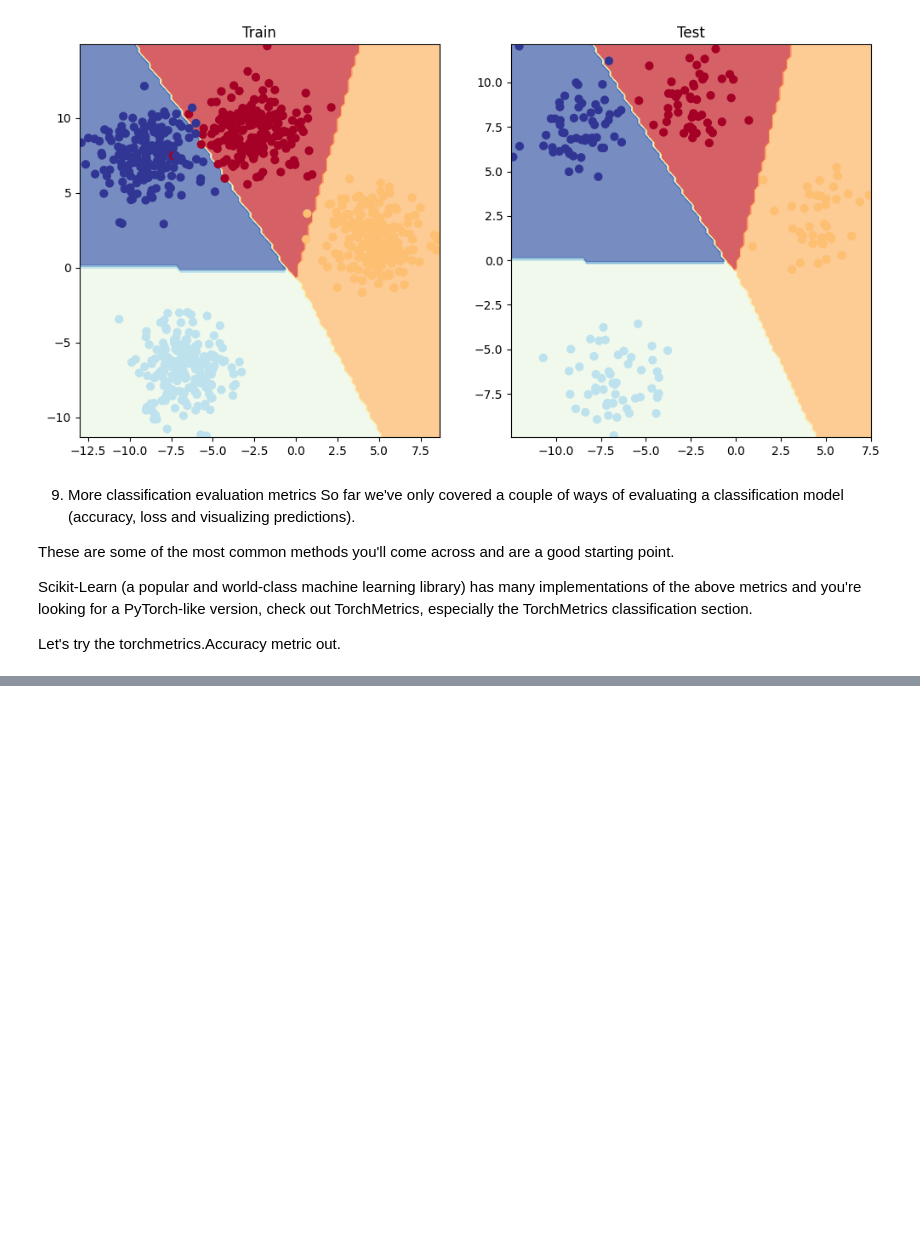
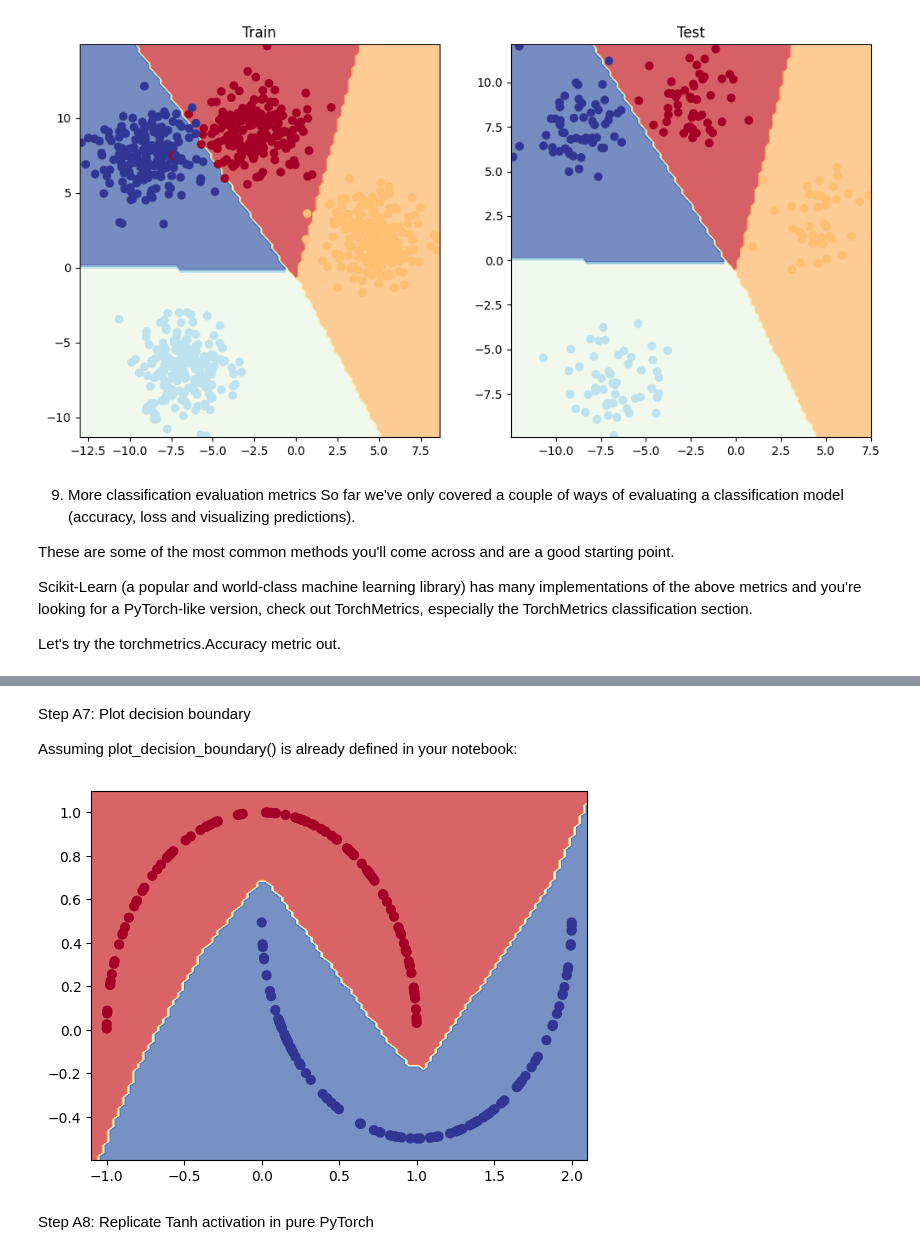
Before and after one commit to krishna8399/learn_pytorch, a Jupyter notebook: 02_PyTorch_Neural_Network_Classification.ipynb, the cells around one changed output, grey strips where cells are left out. Cells and saved outputs as stored; diff of their text form; code cells hidden in the pictures; blank space fills up the shorter version.

```diff
--- a/02_PyTorch_Neural_Network_Classification.ipynb
+++ b/02_PyTorch_Neural_Network_Classification.ipynb
@@ -1727,0 +1894,5 @@ ModuleNotFoundError: No module named 'torchmetrics'
+# %%
+model = MoonModel().to(device)
+
+loss_fn = nn.BCEWithLogitsLoss() # BCEWithLogitsLoss combines a sigmoid layer and the BCELoss in one single class, which is more numerically stable than using a plain Sigmoid followed by a BCELoss. This loss function is suitable for binary classification problems where the model outputs raw logits, and it internally applies the sigmoid activation function to convert the logits into probabilities before calculating the binary cross-entropy loss.
+optimizer = torch.optim.Adam(model.parameters(), lr=0.01) # Adam is an optimization algorithm that combines the advantages of both the AdaGrad and RMSProp algorithms. It computes adaptive learning rates for each parameter by keeping track of the first and second moments of the gradients. The learning rate (lr) determines the step size at which the parameters are updated, with a higher learning rate leading to larger updates and a lower learning rate leading to smaller updates. In this case, we're using a learning rate of 0.01, which means that the parameters will be updated by 1% of the calculated gradients during each optimization step.
@@ -1727,0 +1909,5 @@ ModuleNotFoundError: No module named 'torchmetrics'
+# %%
+def accuracy_fn(y_true, y_pred):
+    correct = torch.eq(y_true, y_pred).sum().item() # torch.eq() calculates where two tensors are equal
+    acc = (correct / len(y_pred)) * 100  # accuracy as a percentage
+    return acc
@@ -1727,0 +1924,32 @@ ModuleNotFoundError: No module named 'torchmetrics'
+# %%
+epochs = 300
+
+for epoch in range(epochs):
+    # ---- Training ----
+    model.train()
+
+    logits = model(X_train).squeeze() # model outputs raw logits, squeeze to remove extra dimensions
+    loss = loss_fn(logits, y_train) # BCEWithLogitsLoss calculates loss using logits, so no need to apply sigmoid activation function to the model's output before calculating the loss
+
+    preds = torch.round(torch.sigmoid(logits)) # turn logits -> prediction probabilities -> prediction labels, then round to get binary predictions (0 or 1)
+    acc = accuracy_fn(y_train, preds) # calculate accuracy by comparing the true labels (y_train) with the predicted labels (preds)
+
+    optimizer.zero_grad()
+    loss.backward()
+    optimizer.step()
+
+    # ---- Testing ----
+    model.eval()
+    with torch.inference_mode():
+        test_logits = model(X_test).squeeze()
+        test_loss = loss_fn(test_logits, y_test)
+
+        test_preds = torch.round(torch.sigmoid(test_logits))
+        test_acc = accuracy_fn(y_test, test_preds)
+
+    if epoch % 10 == 0:
+        print(
+            f"Epoch {epoch} | "
+            f"Train loss: {loss:.4f}, acc: {acc:.4f} | "
+            f"Test loss: {test_loss:.4f}, acc: {test_acc:.4f}"
+        )
@@ -1727,0 +1974,11 @@ ModuleNotFoundError: No module named 'torchmetrics'
+# %% [markdown]
+Step A7: Plot decision boundary
+
+Assuming plot_decision_boundary() is already defined in your notebook:
+# %%
+model.eval()
+plot_decision_boundary(model, X_test, y_test)
+# %% [output]
+[figure, added]
+# %% [markdown]
+Step A8: Replicate Tanh activation in pure PyTorch
```
Also changed, not shown: parts of 37 cells of this notebook.
